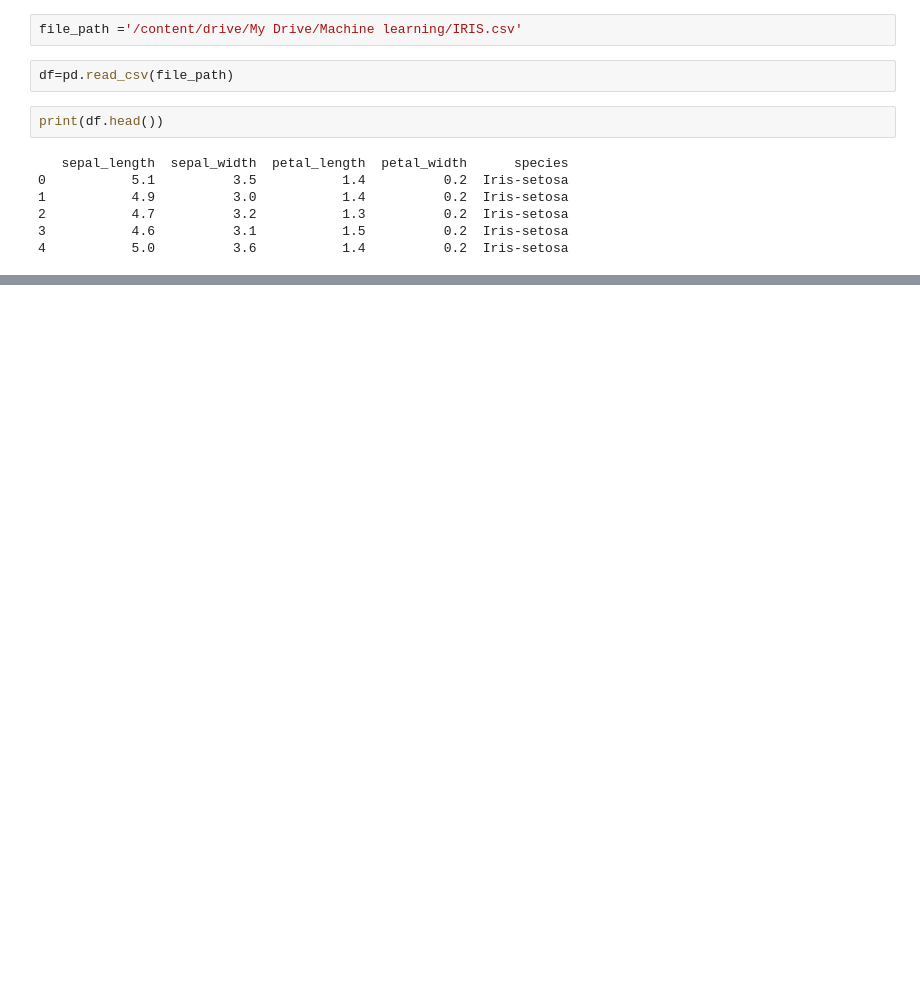
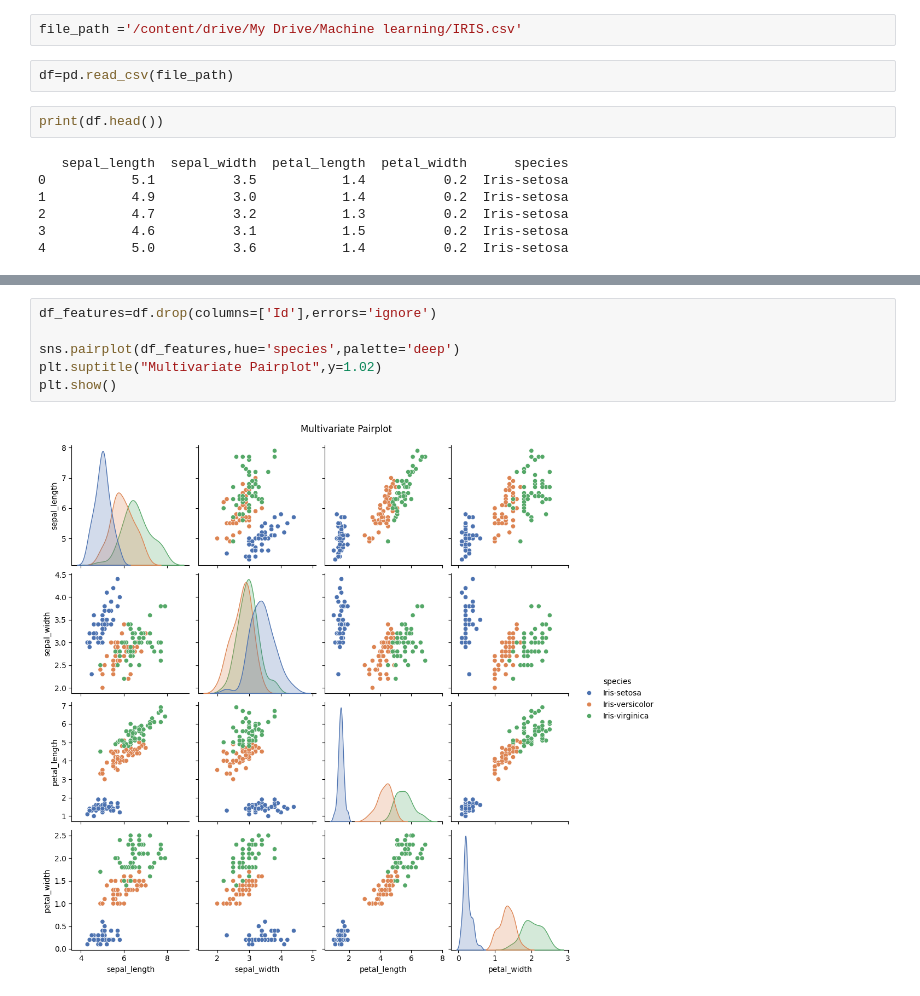
Before and after one commit to Hrishivendan/hjk, a Jupyter notebook: MACHINE_LEARNING.ipynb, the cells around one changed output, grey strips where cells are left out. Cells and saved outputs as stored; diff of their text form; blank space fills up the shorter version.

```diff
--- a/MACHINE_LEARNING.ipynb
+++ b/MACHINE_LEARNING.ipynb
@@ -31,0 +60,8 @@ SyntaxError: incomplete input (ipython-input-2303927297.py, line 1)
+# %%
+df_features=df.drop(columns=['Id'],errors='ignore')
+
+sns.pairplot(df_features,hue='species',palette='deep')
+plt.suptitle("Multivariate Pairplot",y=1.02)
+plt.show()
+# %% [output]
+[figure, added]
```
Also changed, not shown: parts of 7 cells of this notebook.
